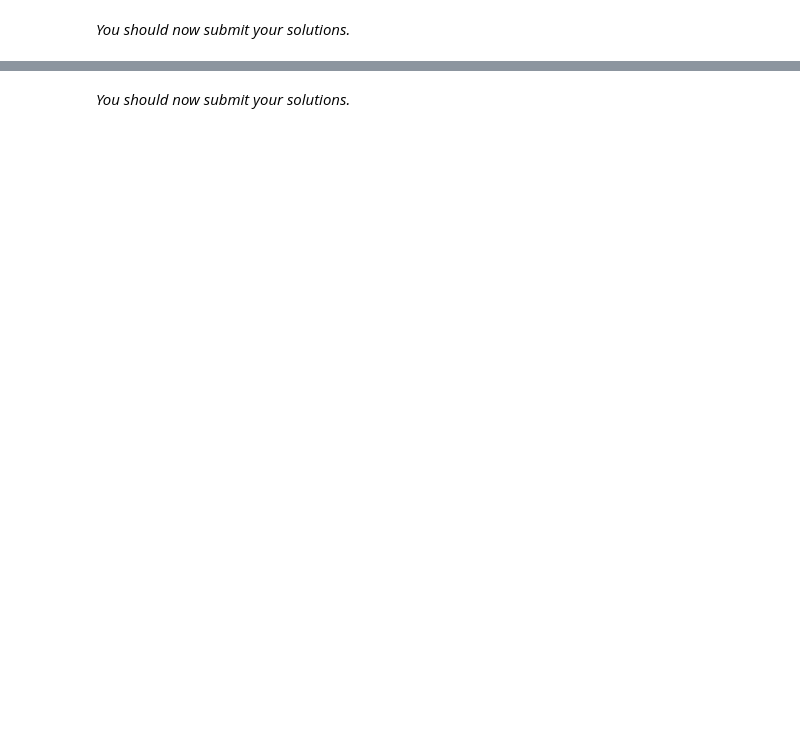
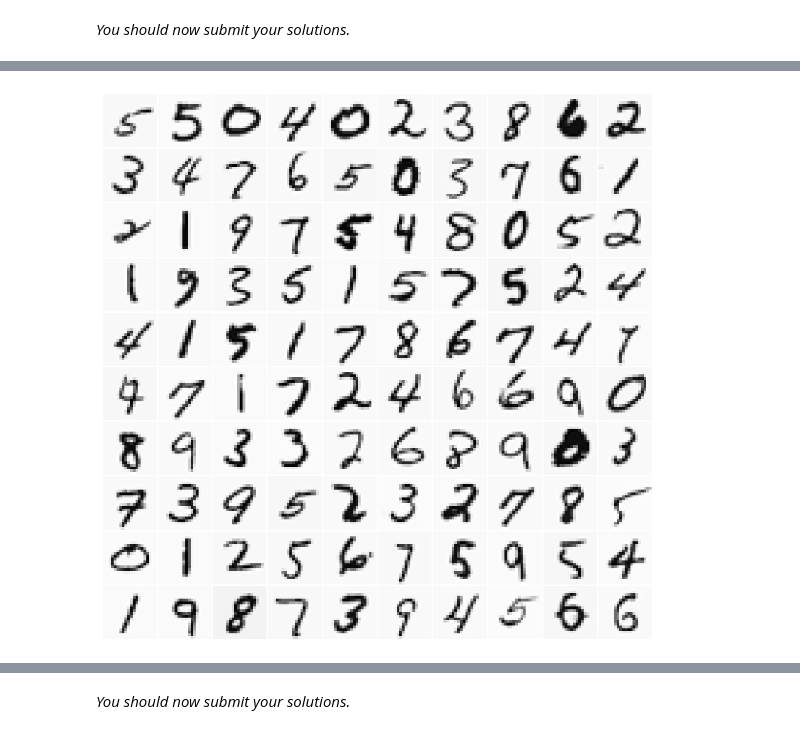
Before and after one commit to Brunapupo/INE6116000-Inteligencia-Artificial-Conexionista, a Jupyter notebook: ex4_resolvido.ipynb, the cells around one changed output, grey strips where cells are left out. Saved outputs shown, nothing was run; the diff lists cells and outputs as text; code cells hidden in the pictures; blank space fills up the shorter version.

```diff
--- a/ex4_resolvido.ipynb
+++ b/ex4_resolvido.ipynb
@@ -660,0 +679,24 @@ Sigmoid gradient evaluated at [-1 -0.5 0 0.5 1]:
+# %%
+path_base = '/content/drive/MyDrive/iac/ex_3/'
+data = loadmat(os.path.join(path_base, 'Data', 'ex3data1.mat'))
+X, y = data['X'], data['y'].ravel()
+
+# set the zero digit to 0, rather than its mapped 10 in this dataset
+# This is an artifact due to the fact that this dataset was used in
+# MATLAB where there is no index 0
+y[y == 10] = 0
+
+# get number of examples in dataset
+m = y.size
+
+# randomly permute examples, to be used for visualizing one
+# picture at a time
+indices = np.random.permutation(m)
+
+# Randomly select 100 data points to display
+rand_indices = np.random.choice(m, 100, replace=False)
+sel = X[rand_indices, :]
+
+displayData(sel)
+# %% [output]
+[figure, added]
```
Also changed, not shown: parts of 86 cells of this notebook.
